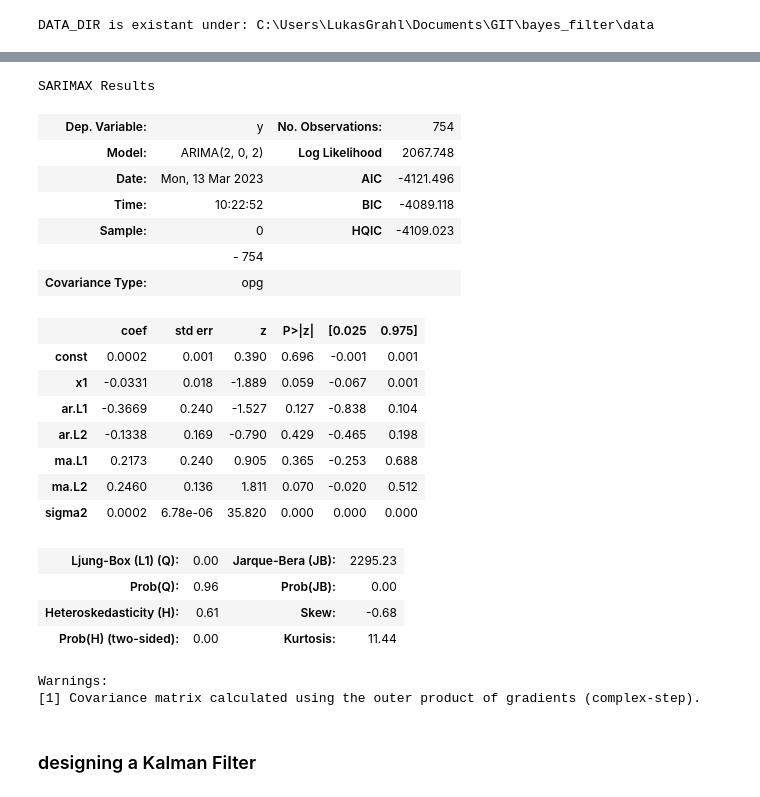
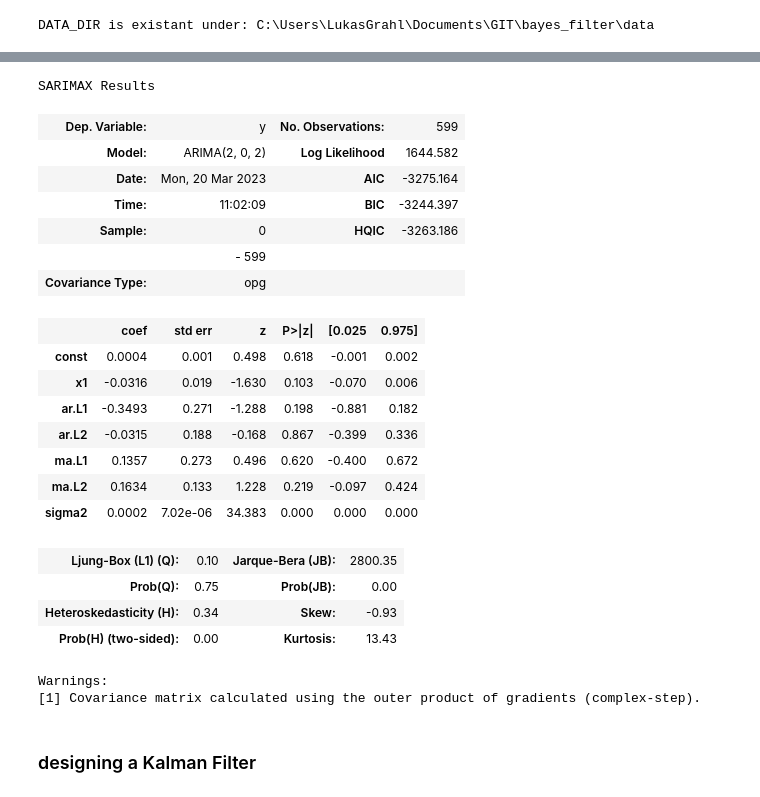
Before and after one commit to lukasgrahl/portfolio_tracker, a Jupyter notebook: notebooks/arima_lukas.ipynb, the cells around one changed output, grey strips where cells are left out. Saved outputs shown, nothing was run; the diff lists cells and outputs as text; code cells hidden in the pictures.

```diff
--- a/notebooks/arima_lukas.ipynb
+++ b/notebooks/arima_lukas.ipynb
@@ -70,30 +79,34 @@ array(['AAPL', 'MSFT', 'GOOGL', 'GOOG', 'AMZN'], dtype=object)
+# %%
+exog = np.zeros((len(train), 1))
+exog[:,0] = train['AAPL'].values
+# exog[:, 1] = [1] * len(train)
 # %%
-mod = ARIMA(endog=df_rets['^GSPC_lead'].values,
-            exog=df_rets[['AAPL']].values,
+mod = ARIMA(endog=train['^GSPC_lead'].values.reshape(len(train), 1),
+            exog=exog,
             order=(2,0,2))
 res = mod.fit()
+
+res.summary()
+# %% [output]
+SARIMAX Results
+| Dep. Variable: | y | No. Observations: | 599 |
+| Model: | ARIMA(2, 0, 2) | Log Likelihood | 1644.582 |
+| Date: | Mon, 20 Mar 2023 | AIC | -3275.164 |
+| Time: | 11:02:09 | BIC | -3244.397 |
+| Sample: | 0 | HQIC | -3263.186 |
+|  | - 599 |  |  |
+| Covariance Type: | opg |  |  |
+|  | coef | std err | z | P>|z| | [0.025 | 0.975] |
+| const | 0.0004 | 0.001 | 0.498 | 0.618 | -0.001 | 0.002 |
+| x1 | -0.0316 | 0.019 | -1.630 | 0.103 | -0.070 | 0.006 |
+| ar.L1 | -0.3493 | 0.271 | -1.288 | 0.198 | -0.881 | 0.182 |
+| ar.L2 | -0.0315 | 0.188 | -0.168 | 0.867 | -0.399 | 0.336 |
+| ma.L1 | 0.1357 | 0.273 | 0.496 | 0.620 | -0.400 | 0.672 |
+| ma.L2 | 0.1634 | 0.133 | 1.228 | 0.219 | -0.097 | 0.424 |
+| sigma2 | 0.0002 | 7.02e-06 | 34.383 | 0.000 | 0.000 | 0.000 |
+| Ljung-Box (L1) (Q): | 0.10 | Jarque-Bera (JB): | 2800.35 |
+| Prob(Q): | 0.75 | Prob(JB): | 0.00 |
+| Heteroskedasticity (H): | 0.34 | Skew: | -0.93 |
+| Prob(H) (two-sided): | 0.00 | Kurtosis: | 13.43 |
+Warnings:
+[1] Covariance matrix calculated using the outer product of gradients (complex-step).
-# %%
-res.summary()
-# %% [output]
-SARIMAX Results
-| Dep. Variable: | y | No. Observations: | 754 |
-| Model: | ARIMA(2, 0, 2) | Log Likelihood | 2067.748 |
-| Date: | Mon, 13 Mar 2023 | AIC | -4121.496 |
-| Time: | 10:22:52 | BIC | -4089.118 |
-| Sample: | 0 | HQIC | -4109.023 |
-|  | - 754 |  |  |
-| Covariance Type: | opg |  |  |
-|  | coef | std err | z | P>|z| | [0.025 | 0.975] |
-| const | 0.0002 | 0.001 | 0.390 | 0.696 | -0.001 | 0.001 |
-| x1 | -0.0331 | 0.018 | -1.889 | 0.059 | -0.067 | 0.001 |
-| ar.L1 | -0.3669 | 0.240 | -1.527 | 0.127 | -0.838 | 0.104 |
-| ar.L2 | -0.1338 | 0.169 | -0.790 | 0.429 | -0.465 | 0.198 |
-| ma.L1 | 0.2173 | 0.240 | 0.905 | 0.365 | -0.253 | 0.688 |
-| ma.L2 | 0.2460 | 0.136 | 1.811 | 0.070 | -0.020 | 0.512 |
-| sigma2 | 0.0002 | 6.78e-06 | 35.820 | 0.000 | 0.000 | 0.000 |
-| Ljung-Box (L1) (Q): | 0.00 | Jarque-Bera (JB): | 2295.23 |
-| Prob(Q): | 0.96 | Prob(JB): | 0.00 |
-| Heteroskedasticity (H): | 0.61 | Skew: | -0.68 |
-| Prob(H) (two-sided): | 0.00 | Kurtosis: | 11.44 |
-Warnings:
-[1] Covariance matrix calculated using the outer product of gradients (complex-step).
```
Also changed, not shown: parts of 43 cells of this notebook.
